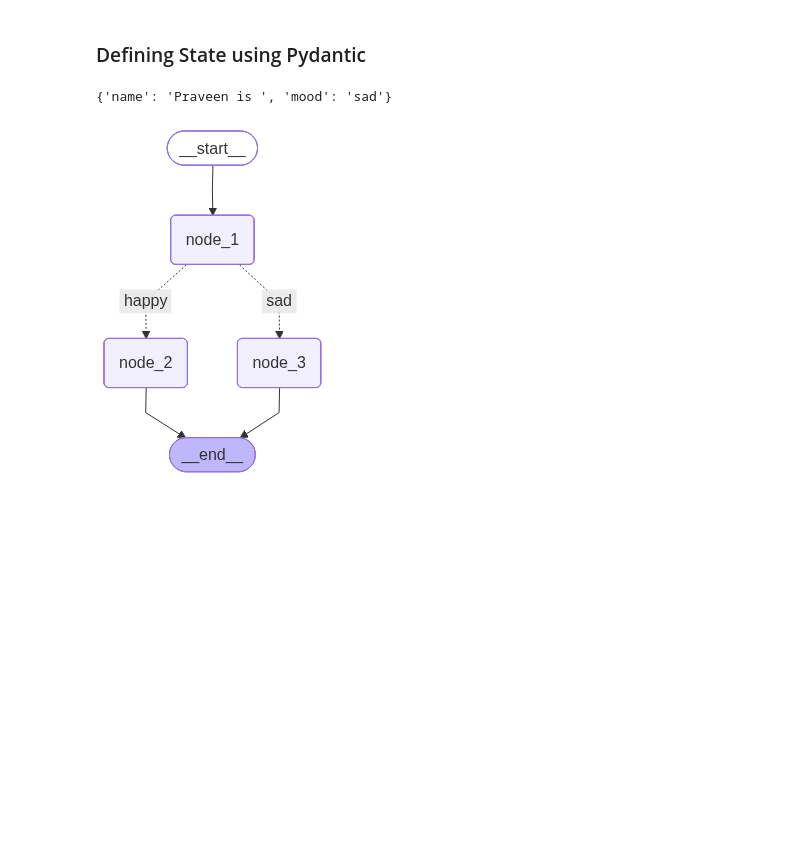
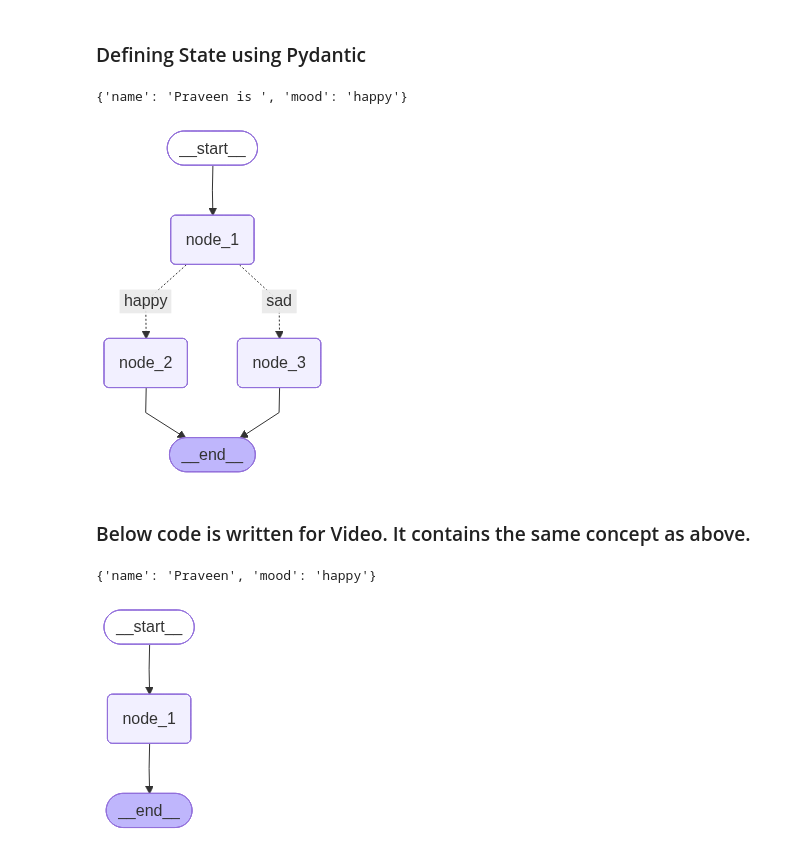
Before and after one commit to Praveenkj/youtube_langgraph_learnwithme, a Jupyter notebook: 5_state_schema.ipynb, the cells around one changed output. Saved outputs shown, nothing was run; the diff lists cells and outputs as text; code cells hidden in the pictures; blank space fills up the shorter version.

```diff
--- a/5_state_schema.ipynb
+++ b/5_state_schema.ipynb
@@ -142,7 +142,7 @@ from typing import Optional
 
 class State(BaseModel):
     name: str
-    mood: str
+    mood: Optional[str] = None
 
     @field_validator('mood')
     @classmethod
@@ -180,10 +180,41 @@ builder.add_edge("node_3", END)
 
 graph = builder.compile()
 
-res = graph.invoke(State(name="Praveen", mood="happy"))
+res = graph.invoke(State(name="Praveen", mood="sad"))
 print(res)
 
 display(Image(graph.get_graph().draw_mermaid_png()))
 # %% [output]
-{'name': 'Praveen is ', 'mood': 'sad'}
+{'name': 'Praveen is ', 'mood': 'happy'}
 [figure]
+# %% [markdown]
+### Below code is written for Video. It contains the same concept as above.
+# %%
+from langgraph.graph import StateGraph, START, END
+from typing import Literal
+from IPython.display import display, Image
+
+class State(TypedDict):
+    name: str
+    mood: str
+
+def node_1(state: State):
+    return {"name": state['name'], "mood": "happy"}
+
+builder = StateGraph(State)
+
+builder.add_node("node_1", node_1)
+
+builder.add_edge(START, "node_1")
+builder.add_edge("node_1", END)
+
+graph = builder.compile()
+
+res = graph.invoke({"name": "Praveen"})
+
+print(res)
+
+display(Image(graph.get_graph().draw_mermaid_png()))
+# %% [output]
+{'name': 'Praveen', 'mood': 'happy'}
+[figure, added]
```
Also changed, not shown: parts of 4 cells of this notebook, 2 other files.
